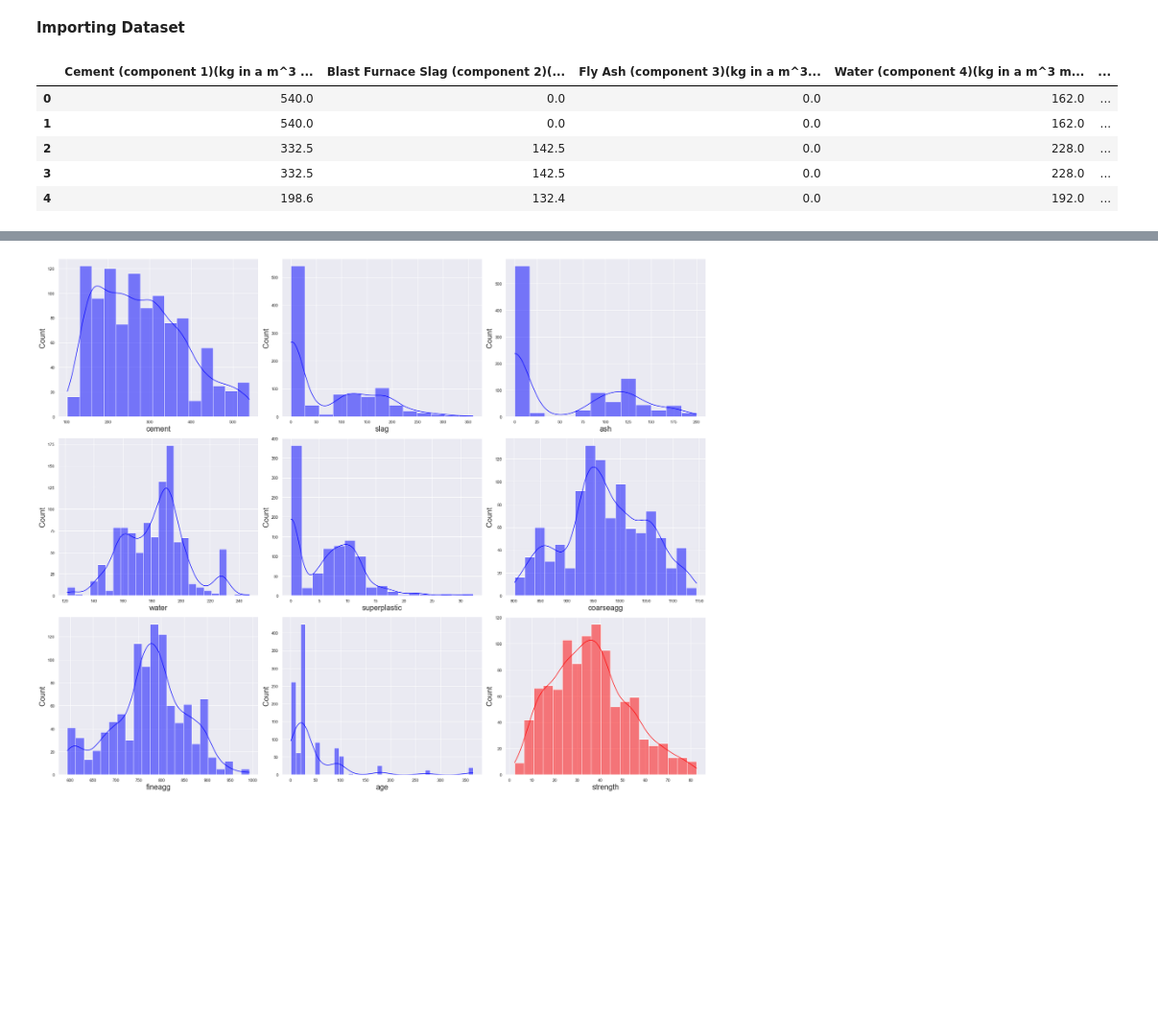
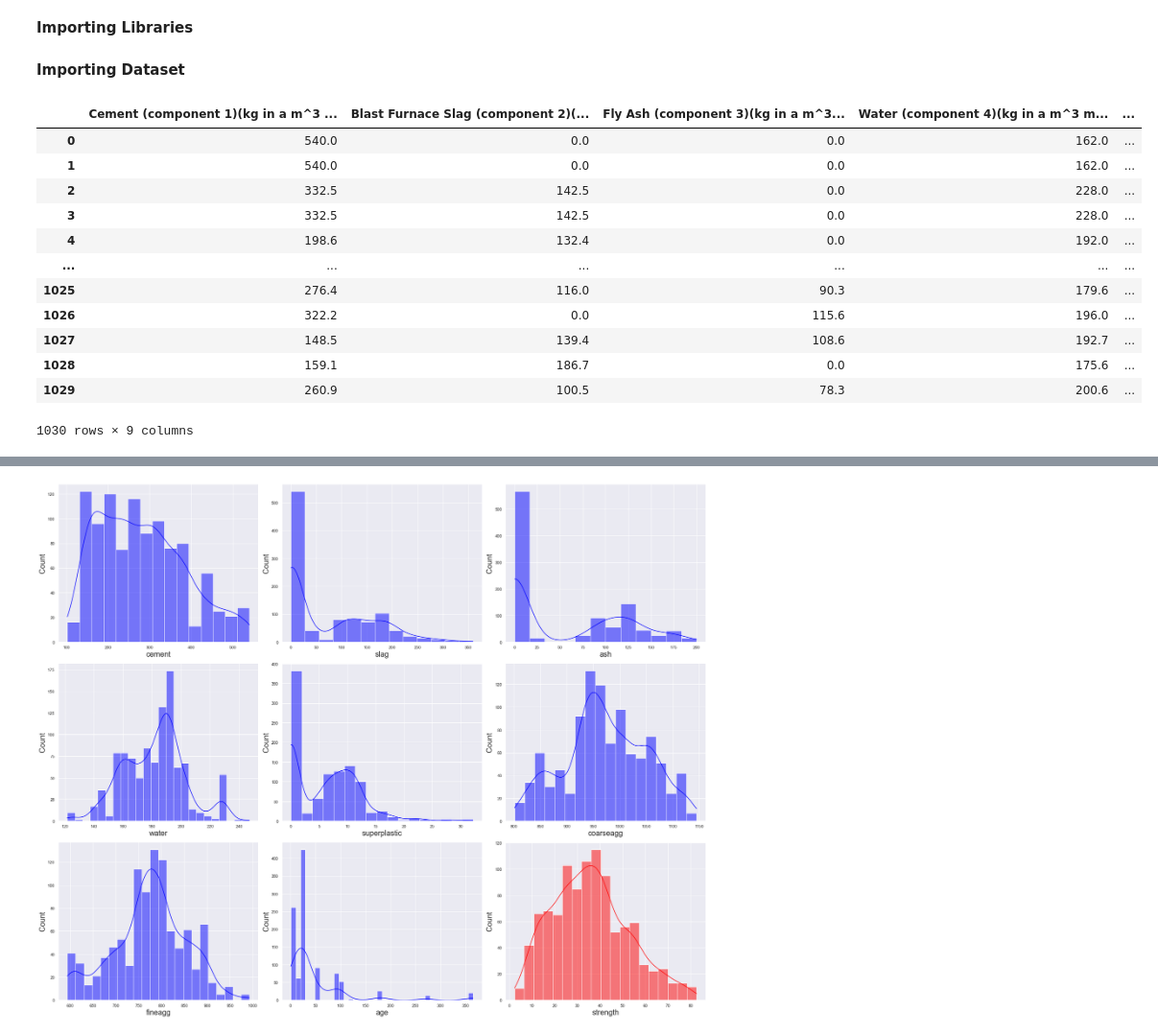
Before and after one commit to laksath/cogoport-assessment, a Jupyter notebook: python_assessment/Concrete Compressive Strength/Concrete Compressive Strength.ipynb, the cells around one changed output, grey strips where cells are left out. Shown at 96% size. Cells and saved outputs as stored; diff of their text form; code cells hidden in the pictures; blank space fills up the shorter version.

Commit message:
Completed Concrete Dataset Description

```diff
--- a/python_assessment/Concrete Compressive Strength/Concrete Compressive Strength.ipynb
+++ b/python_assessment/Concrete Compressive Strength/Concrete Compressive Strength.ipynb
@@ -3,3 +1,5 @@
+# %% [markdown]
+**Importing Libraries**
 # %%
 import pandas as pd
 import numpy as np
@@ -29,14 +34,21 @@ from sklearn.svm import SVR
 # %%
 sns.set_theme()
-# %% [markdown]
-**Importing Dataset**
+# %% [markdown]
+**Importing Dataset**
 # %%
 df = pd.read_excel('Concrete Compressive Strength/Concrete_Data.xls')
-df.head()
+df
 # %% [output]
 |  | Cement (component 1)(kg in a m^3 ... | Blast Furnace Slag (component 2)(... | Fly Ash (component 3)(kg in a m^3... | Water (component 4)(kg in a m^3 m... | ... |
 | 0 | 540.0 | 0.0 | 0.0 | 162.0 | ... |
 | 1 | 540.0 | 0.0 | 0.0 | 162.0 | ... |
 | 2 | 332.5 | 142.5 | 0.0 | 228.0 | ... |
 | 3 | 332.5 | 142.5 | 0.0 | 228.0 | ... |
 | 4 | 198.6 | 132.4 | 0.0 | 192.0 | ... |
+| ... | ... | ... | ... | ... | ... |
+| 1025 | 276.4 | 116.0 | 90.3 | 179.6 | ... |
+| 1026 | 322.2 | 0.0 | 115.6 | 196.0 | ... |
+| 1027 | 148.5 | 139.4 | 108.6 | 192.7 | ... |
+| 1028 | 159.1 | 186.7 | 0.0 | 175.6 | ... |
+| 1029 | 260.9 | 100.5 | 78.3 | 200.6 | ... |
+1030 rows × 9 columns
```
Also changed, not shown: parts of 246 cells of this notebook, 1 other file.
